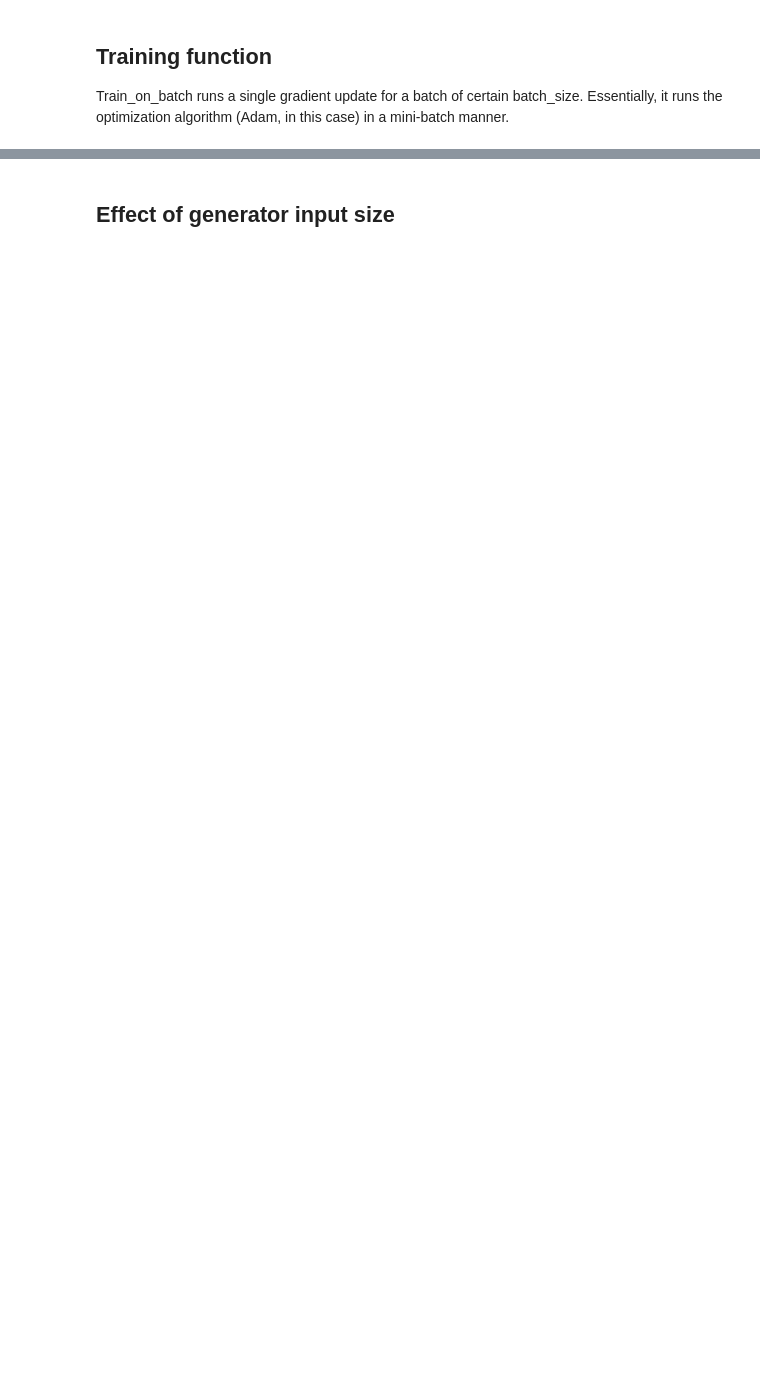
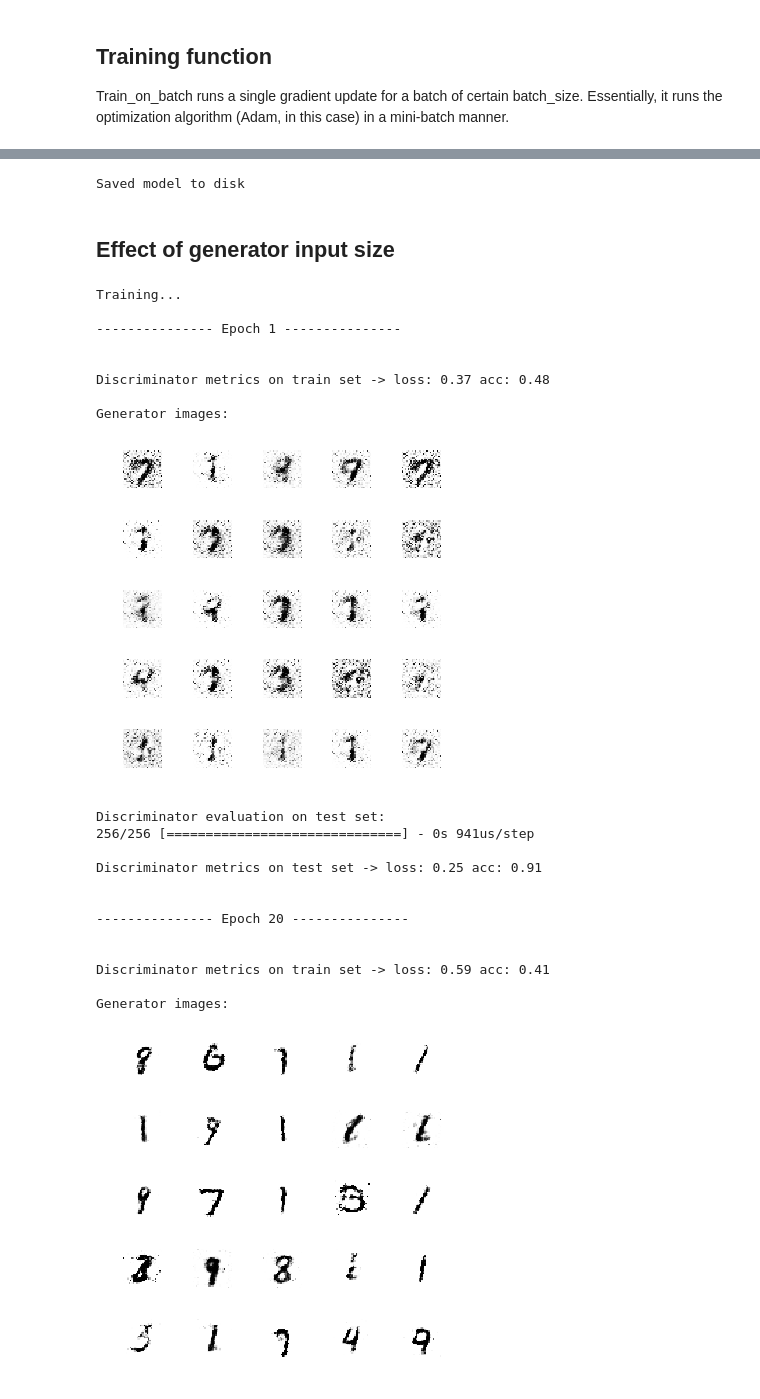
Before and after one commit to miguelfmc/keras-tutorial-GAN, a Jupyter notebook: KerasGAN.ipynb, the cells around one changed output, grey strips where cells are left out. Drawn from its saved outputs; the diff is of its cells as text; code cells hidden in the pictures; blank space fills up the shorter version.

```diff
--- a/KerasGAN.ipynb
+++ b/KerasGAN.ipynb
@@ -264,2 +396,35 @@ plt.plot(d_loss[1])
+# %%
+save_model("modelBase", discriminator, generator, gan)
+# %% [output]
+Saved model to disk
 # %% [markdown]
 ## Effect of generator input size ##
+# %%
+# noise vector of 50 elements
+n_epochs = 100
+batch_size = 128
+random_dim = 50
+discriminator, generator, gan, disc_train_history, gan_history, disc_test_history = train(n_epochs, batch_size)
+# %% [output]
+Training...
+
+--------------- Epoch 1 ---------------
+
+
+Discriminator metrics on train set -> loss: 0.37 acc: 0.48
+
+Generator images:
+[figure, added]
+Discriminator evaluation on test set:
+256/256 [==============================] - 0s 941us/step
+
+Discriminator metrics on test set -> loss: 0.25 acc: 0.91
+
+
+--------------- Epoch 20 ---------------
+
+
+Discriminator metrics on train set -> loss: 0.59 acc: 0.41
+
+Generator images:
+[figure, added]
```
Also changed, not shown: parts of 38 cells of this notebook.
